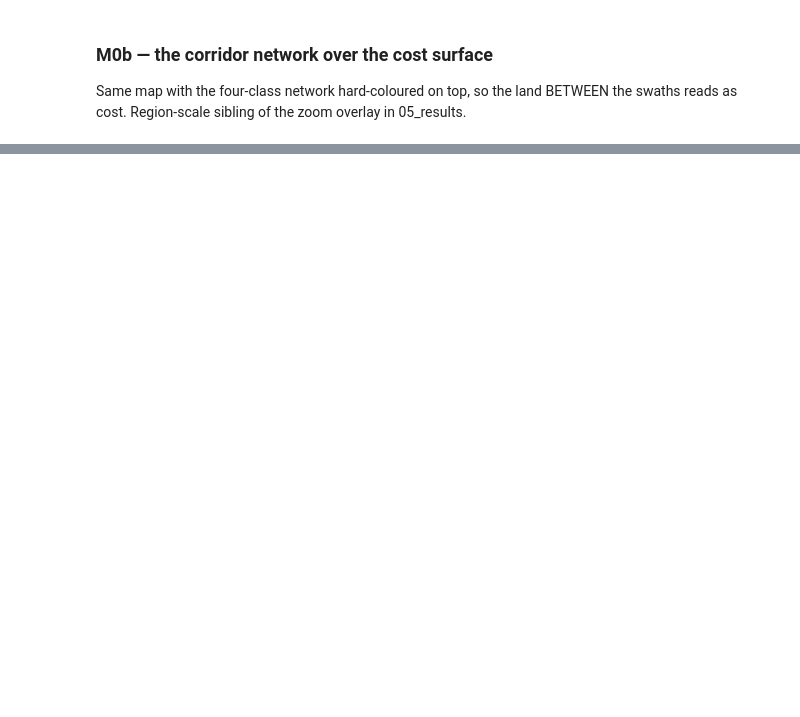
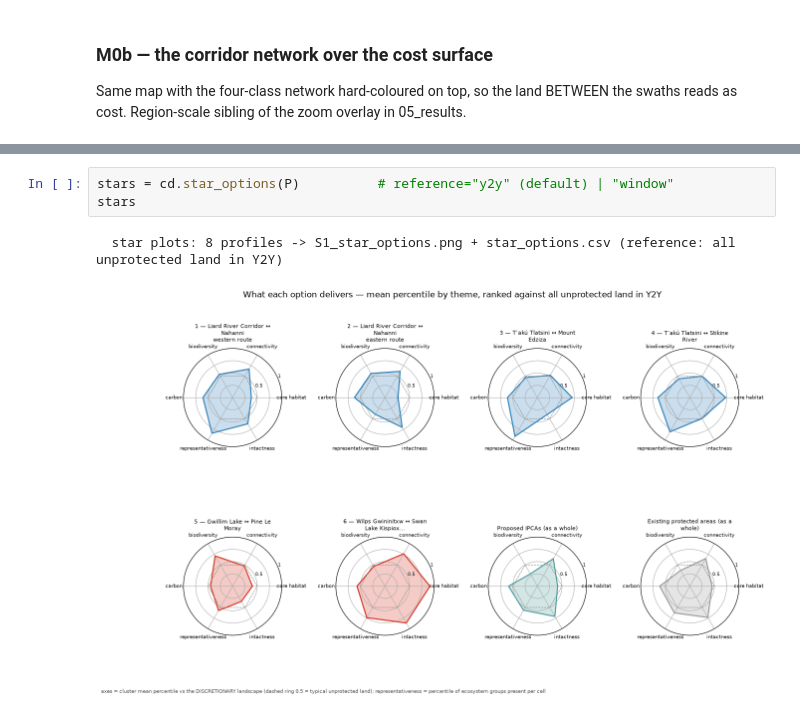
Before and after one commit to bermane/y2y-spatial-optimization, a Jupyter notebook: analyses/northern_connectivity/06_director_package.ipynb, the cells around one changed output, grey strips where cells are left out. Drawn from its saved outputs; the diff is of its cells as text; blank space fills up the shorter version.

```diff
--- a/analyses/northern_connectivity/06_director_package.ipynb
+++ b/analyses/northern_connectivity/06_director_package.ipynb
@@ -298,0 +180,6 @@ PosixPath('/Users/ethanberman/Dropbox/Python Projects/y2y-spatial-optimization/o
+# %%
+stars = cd.star_options(P)          # reference="y2y" (default) | "window"
+stars
+# %% [output]
+  star plots: 8 profiles -> S1_star_options.png + star_options.csv (reference: all unprotected land in Y2Y)
+[figure, added]
```
Also changed, not shown: parts of 20 cells of this notebook, 29 other files.
